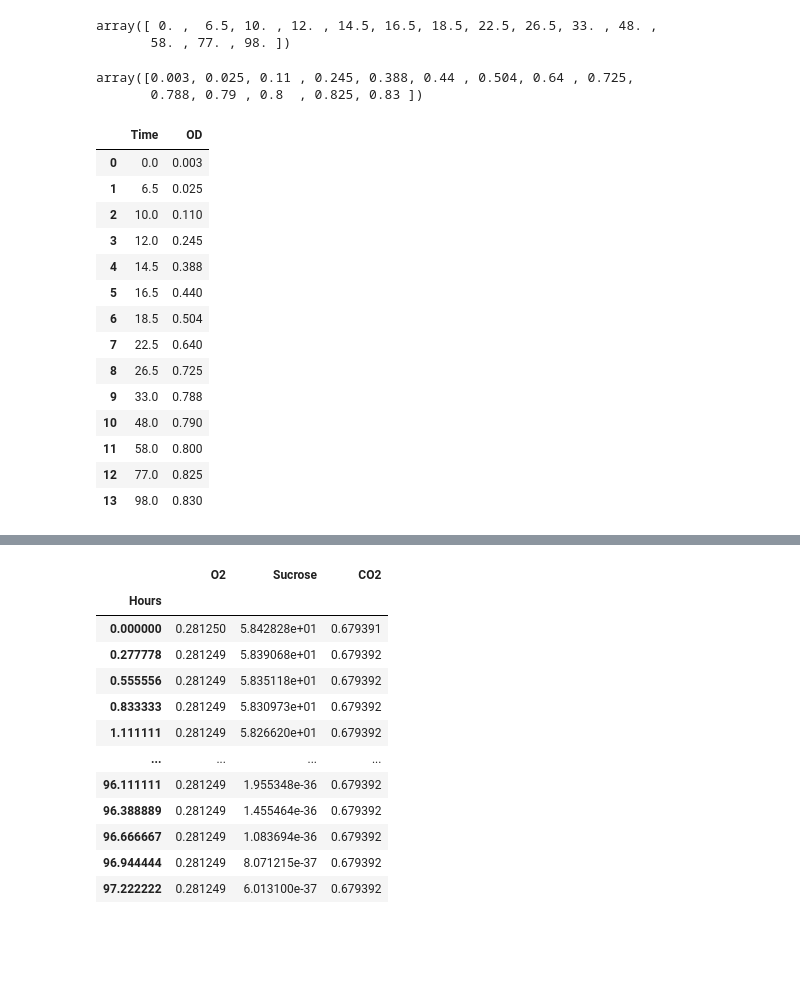
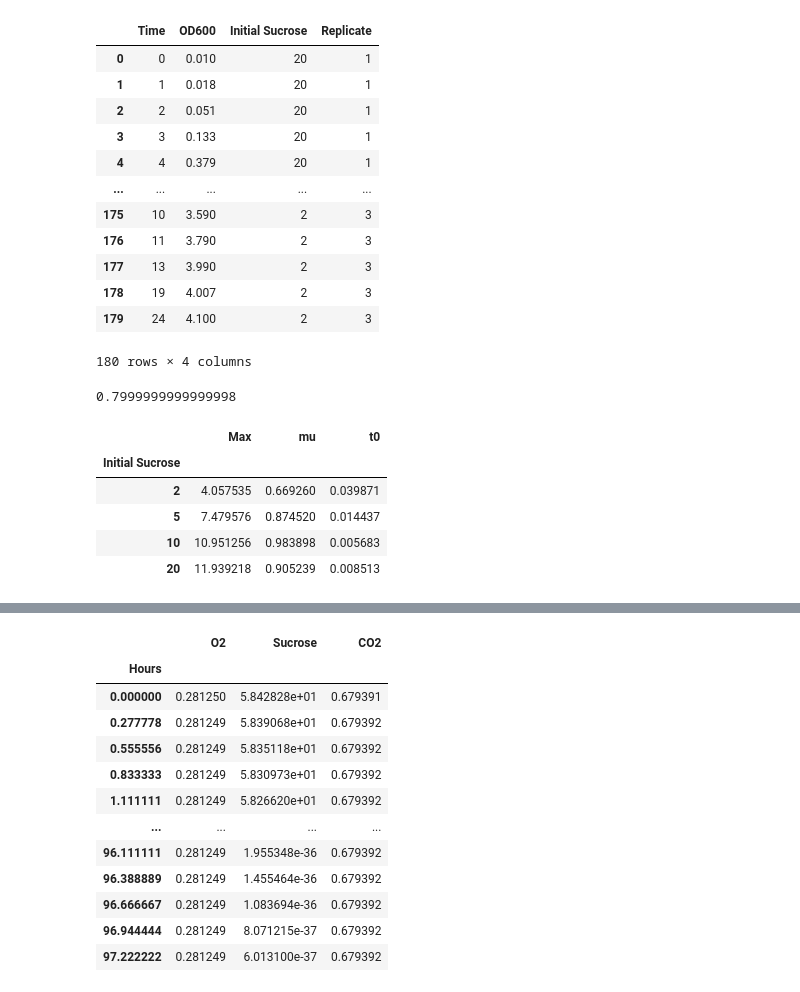
Before and after one commit to Jsakkos/nufeb-cyano-e-coli, a Jupyter notebook: notebooks/Model validation ec.ipynb, the cells around one changed output, grey strips where cells are left out. Saved outputs shown, nothing was run; the diff lists cells and outputs as text; code cells hidden in the pictures; blank space fills up the shorter version.

```diff
--- a/notebooks/Model validation ec.ipynb
+++ b/notebooks/Model validation ec.ipynb
@@ -27,31 +27,19 @@ labels = ['20 g/L','10 g/L','5 g/L']
-# %%
-Control['Time'].to_numpy()
-# %% [output]
-array([ 0. ,  6.5, 10. , 12. , 14.5, 16.5, 18.5, 22.5, 26.5, 33. , 48. ,
-       58. , 77. , 98. ])
-# %%
-Control['OD'].to_numpy()
-# %% [output]
-array([0.003, 0.025, 0.11 , 0.245, 0.388, 0.44 , 0.504, 0.64 , 0.725,
-       0.788, 0.79 , 0.8  , 0.825, 0.83 ])
-# %%
-Control
-# %% [output]
-|  | Time | OD |
-| 0 | 0.0 | 0.003 |
-| 1 | 6.5 | 0.025 |
-| 2 | 10.0 | 0.110 |
-| 3 | 12.0 | 0.245 |
-| 4 | 14.5 | 0.388 |
-| 5 | 16.5 | 0.440 |
-| 6 | 18.5 | 0.504 |
-| 7 | 22.5 | 0.640 |
-| 8 | 26.5 | 0.725 |
-| 9 | 33.0 | 0.788 |
-| 10 | 48.0 | 0.790 |
-| 11 | 58.0 | 0.800 |
-| 12 | 77.0 | 0.825 |
-| 13 | 98.0 | 0.830 |
+# %%
+experimentalData
+# %% [output]
+|  | Time | OD600 | Initial Sucrose | Replicate |
+| 0 | 0 | 0.010 | 20 | 1 |
+| 1 | 1 | 0.018 | 20 | 1 |
+| 2 | 2 | 0.051 | 20 | 1 |
+| 3 | 3 | 0.133 | 20 | 1 |
+| 4 | 4 | 0.379 | 20 | 1 |
+| ... | ... | ... | ... | ... |
+| 175 | 10 | 3.590 | 2 | 3 |
+| 176 | 11 | 3.790 | 2 | 3 |
+| 177 | 13 | 3.990 | 2 | 3 |
+| 178 | 19 | 4.007 | 2 | 3 |
+| 179 | 24 | 4.100 | 2 | 3 |
+180 rows × 4 columns
 # %%
 SucroseMW = 342.3
 O2MW = 32
@@ -78,0 +75,4 @@ def func(x,K,r,N0):
+# %%
+1/(Volume*mlm3)*8e-8
+# %% [output]
+0.7999999999999998
@@ -78,0 +85,9 @@ def func(x,K,r,N0):
+# %%
+experimentalFits.groupby(['Initial Sucrose']).mean()
+# %% [output]
+|  | Max | mu | t0 |
+| Initial Sucrose |  |  |  |
+| 2 | 4.057535 | 0.669260 | 0.039871 |
+| 5 | 7.479576 | 0.874520 | 0.014437 |
+| 10 | 10.951256 | 0.983898 | 0.005683 |
+| 20 | 11.939218 | 0.905239 | 0.008513 |
```
Also changed, not shown: parts of 20 cells of this notebook, 33 other files.
